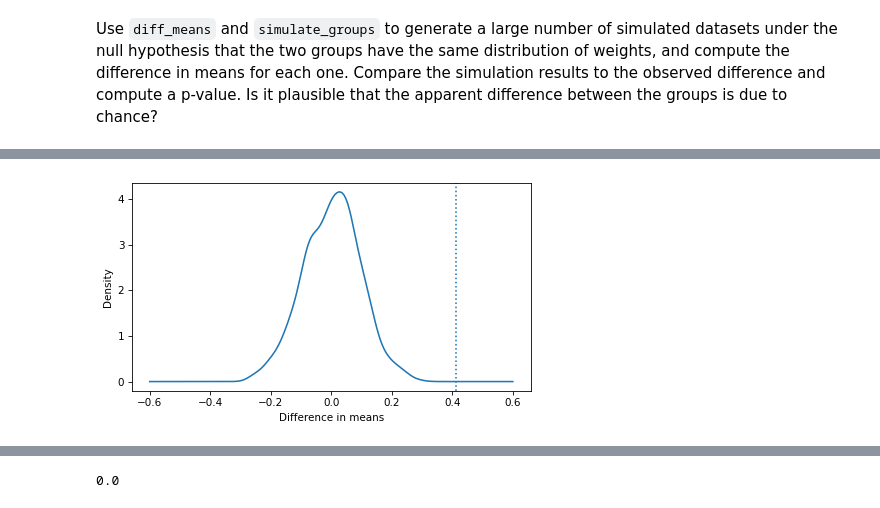
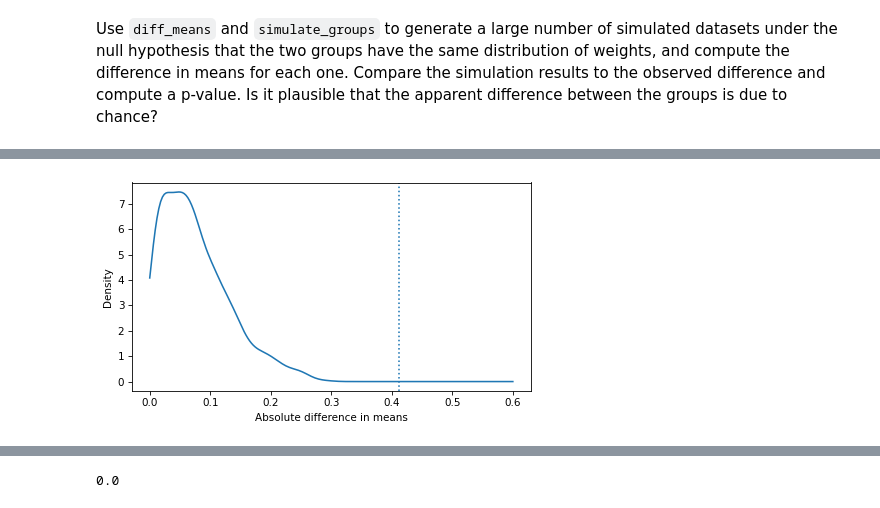
Before and after one commit to Mu-L/ThinkStats, a Jupyter notebook: soln/chap09.ipynb, the cells around one changed output, grey strips where cells are left out. Saved outputs shown, nothing was run; the diff lists cells and outputs as text; code cells hidden in the pictures.

```diff
--- a/soln/chap09.ipynb
+++ b/soln/chap09.ipynb
@@ -679,12 +676,12 @@ simulated_diffs = [diff_means(simulate_groups(data)) for i in range(1001)]
 # %%
 # Solution
 
-pmf = make_pmf(simulated_diffs, -0.6, 0.6)
+pmf = make_pmf(simulated_diffs, 0, 0.6)
 pmf.plot()
 plt.axvline(observed_diff, ls=":")
-decorate(xlabel="Difference in means", ylabel="Density")
+decorate(xlabel="Absolute difference in means", ylabel="Density")
 # %% [output]
-[figure, old version]
+[figure, new version]
 [interactive output not drawn]
 # %%
 # Solution
```
Also changed, not shown: parts of 11 cells of this notebook, 4 other files.
